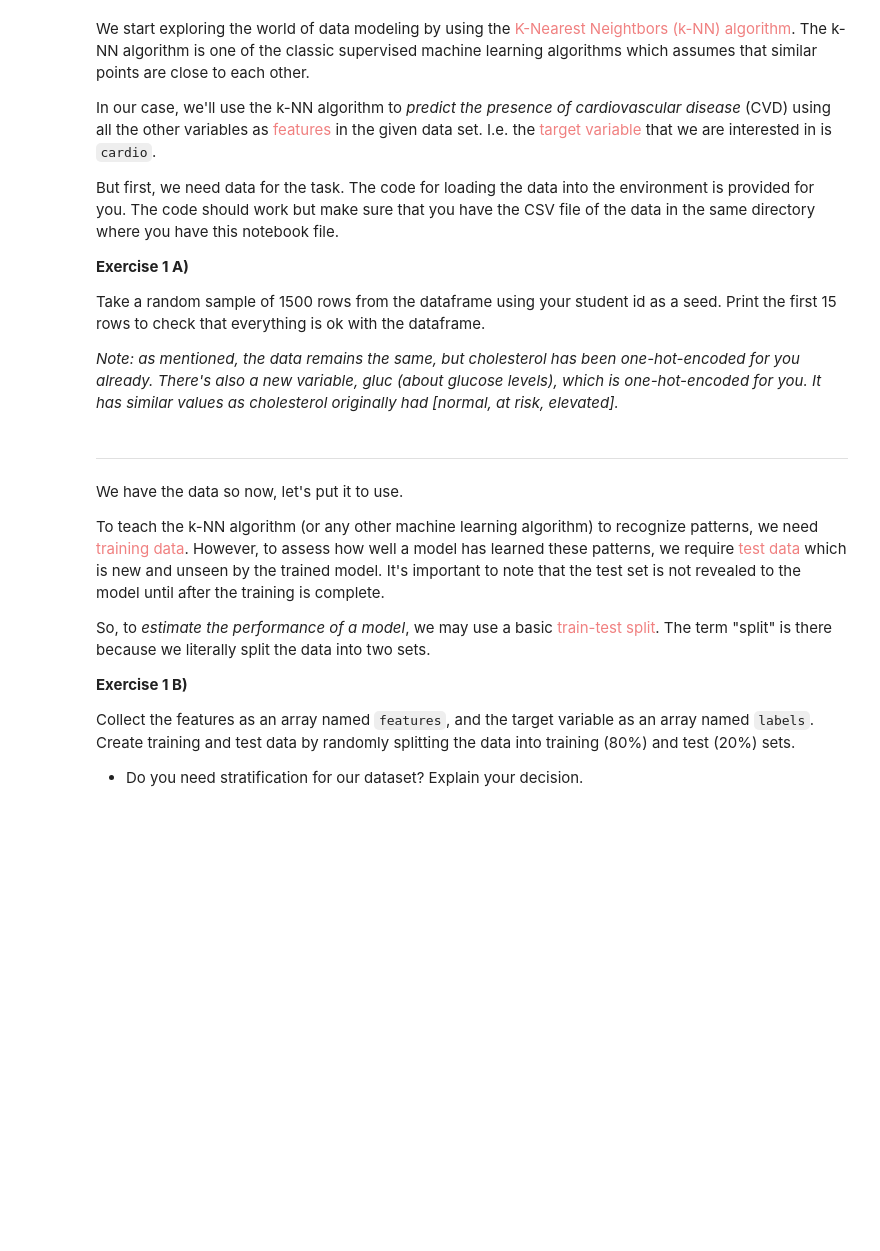
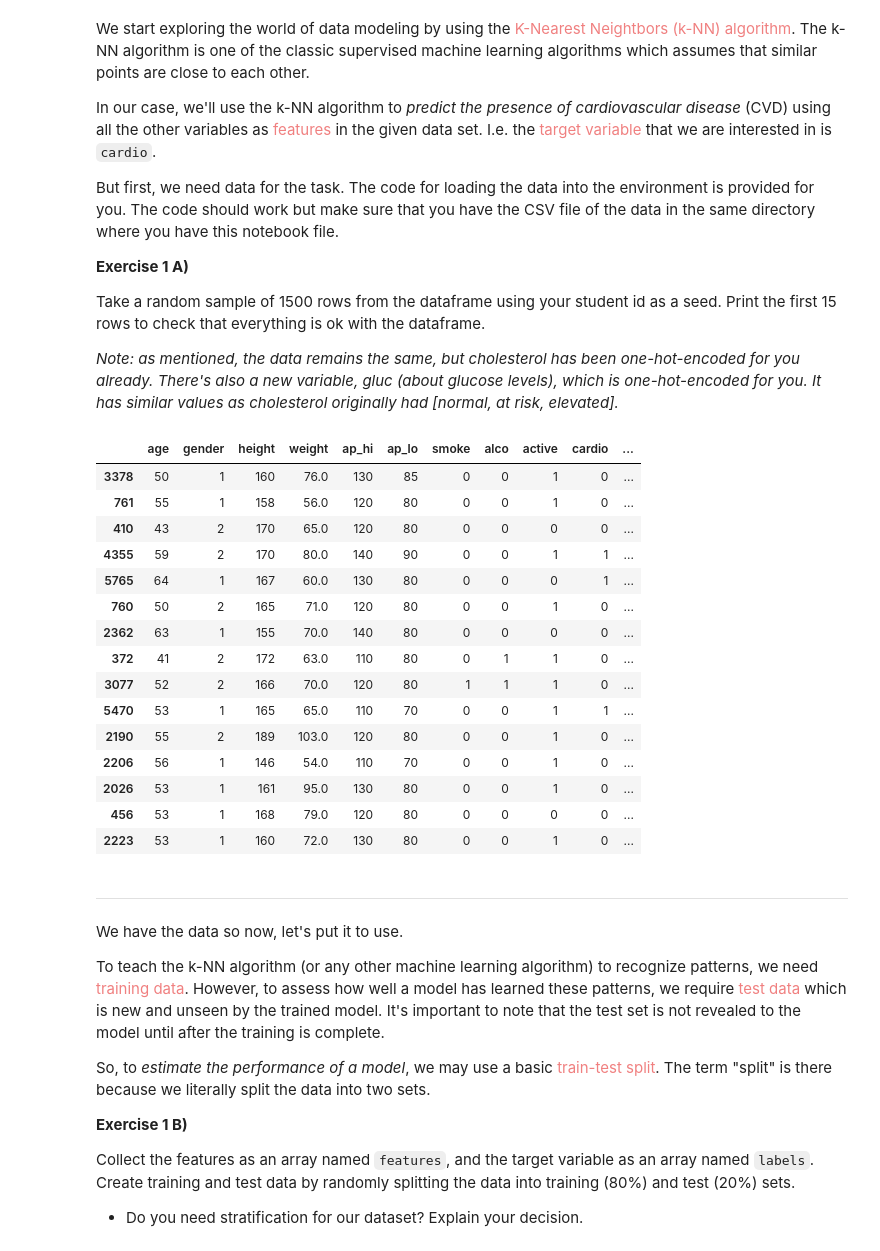
Before and after one commit to konstanyman/DAKD-E2, a Jupyter notebook: DAKD2023_ex2_Konsta_Nyman.ipynb, the cells around one changed output. Drawn from its saved outputs; the diff is of its cells as text; code cells hidden in the pictures; blank space fills up the shorter version.

```diff
--- a/DAKD2023_ex2_Konsta_Nyman.ipynb
+++ b/DAKD2023_ex2_Konsta_Nyman.ipynb
@@ -99,6 +99,26 @@ data_path = 'ex2_cardio_data.csv'
 cardio_data = pd.read_csv(data_path)
 # %%
 ### Code - Resample and print 15 rows
+
+df_sample = cardio_data.sample(n=1500, random_state=523834)
+df_sample.head(15)
+# %% [output]
+|  | age | gender | height | weight | ap_hi | ap_lo | smoke | alco | active | cardio | ... |
+| 3378 | 50 | 1 | 160 | 76.0 | 130 | 85 | 0 | 0 | 1 | 0 | ... |
+| 761 | 55 | 1 | 158 | 56.0 | 120 | 80 | 0 | 0 | 1 | 0 | ... |
+| 410 | 43 | 2 | 170 | 65.0 | 120 | 80 | 0 | 0 | 0 | 0 | ... |
+| 4355 | 59 | 2 | 170 | 80.0 | 140 | 90 | 0 | 0 | 1 | 1 | ... |
+| 5765 | 64 | 1 | 167 | 60.0 | 130 | 80 | 0 | 0 | 0 | 1 | ... |
+| 760 | 50 | 2 | 165 | 71.0 | 120 | 80 | 0 | 0 | 1 | 0 | ... |
+| 2362 | 63 | 1 | 155 | 70.0 | 140 | 80 | 0 | 0 | 0 | 0 | ... |
+| 372 | 41 | 2 | 172 | 63.0 | 110 | 80 | 0 | 1 | 1 | 0 | ... |
+| 3077 | 52 | 2 | 166 | 70.0 | 120 | 80 | 1 | 1 | 1 | 0 | ... |
+| 5470 | 53 | 1 | 165 | 65.0 | 110 | 70 | 0 | 0 | 1 | 1 | ... |
+| 2190 | 55 | 2 | 189 | 103.0 | 120 | 80 | 0 | 0 | 1 | 0 | ... |
+| 2206 | 56 | 1 | 146 | 54.0 | 110 | 70 | 0 | 0 | 1 | 0 | ... |
+| 2026 | 53 | 1 | 161 | 95.0 | 130 | 80 | 0 | 0 | 1 | 0 | ... |
+| 456 | 53 | 1 | 168 | 79.0 | 120 | 80 | 0 | 0 | 0 | 0 | ... |
+| 2223 | 53 | 1 | 160 | 72.0 | 130 | 80 | 0 | 0 | 1 | 0 | ... |
 # %% [markdown]
 ----
 
```
Also changed, not shown: parts of 9 cells of this notebook.
